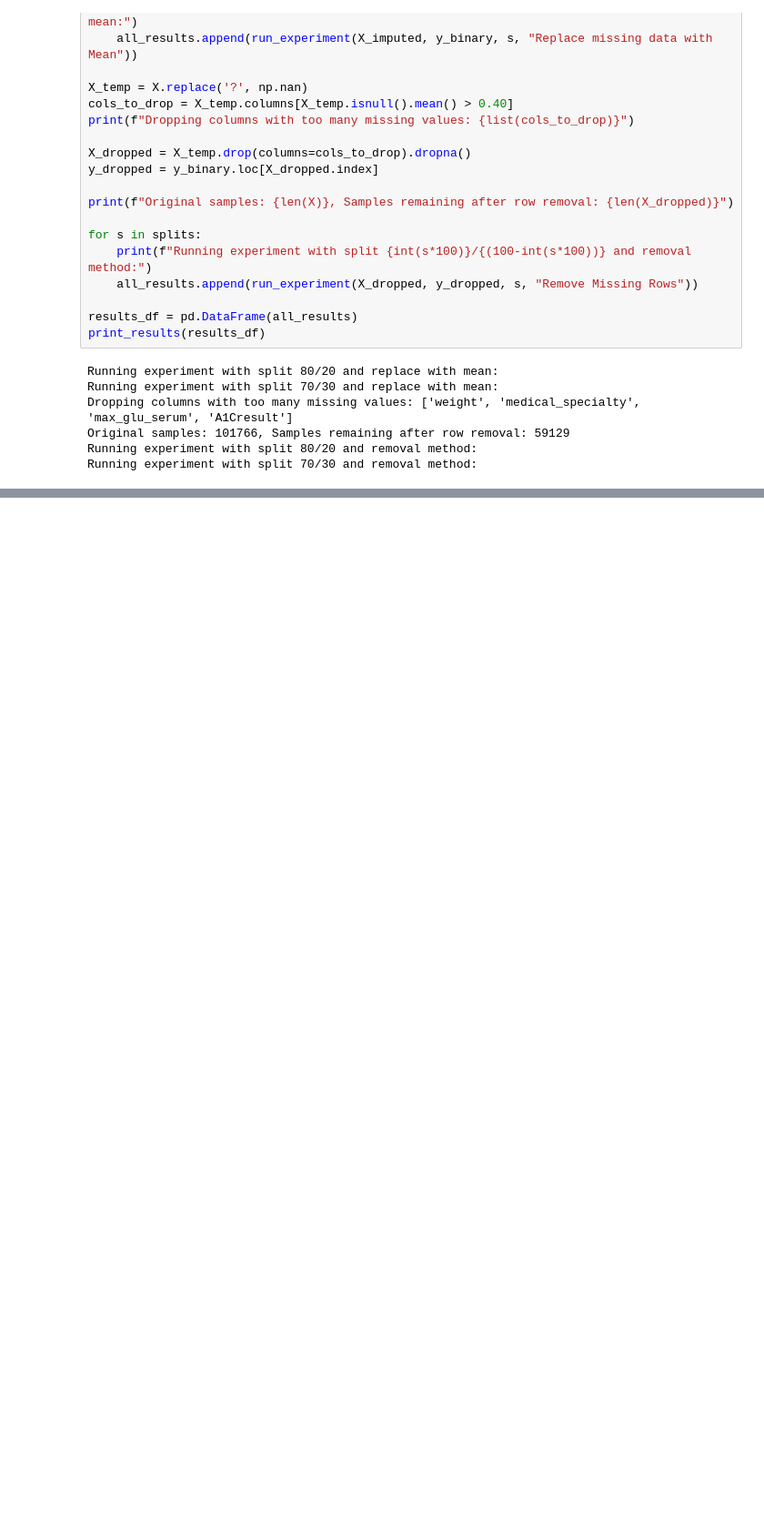
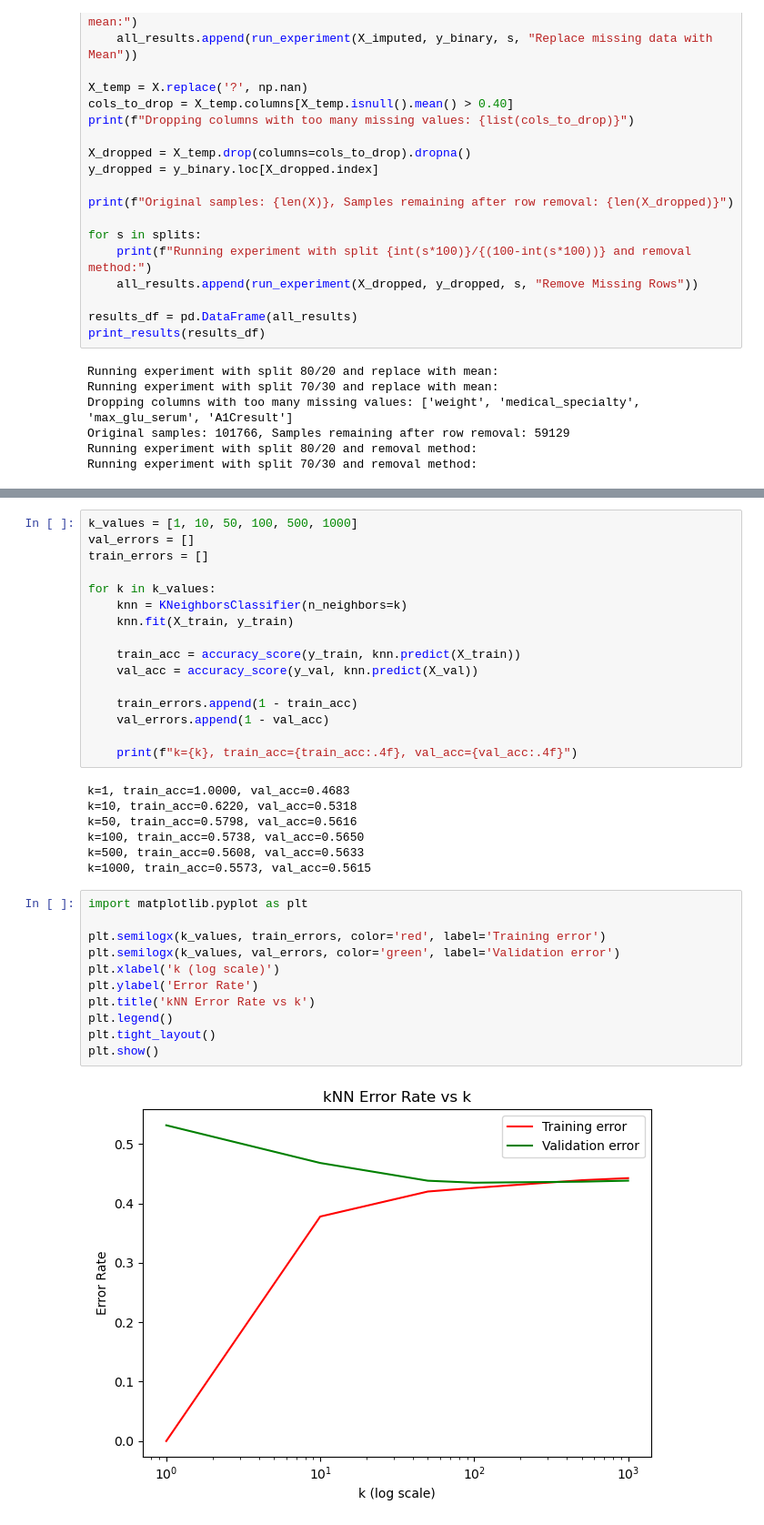
Before and after one commit to mital-i/cs178project, a Jupyter notebook: classifiers.ipynb, the cells around one changed output, grey strips where cells are left out. Shown at 91% size. Cells and saved outputs as stored; diff of their text form; blank space fills up the shorter version.

Commit message:
added knn classifier

```diff
--- a/classifiers.ipynb
+++ b/classifiers.ipynb
@@ -324,0 +358,36 @@ Running experiment with split 70/30 and removal method:
+# %%
+k_values = [1, 10, 50, 100, 500, 1000]
+val_errors = []
+train_errors = []
+
+for k in k_values:
+    knn = KNeighborsClassifier(n_neighbors=k)
+    knn.fit(X_train, y_train)
+
+    train_acc = accuracy_score(y_train, knn.predict(X_train))
+    val_acc = accuracy_score(y_val, knn.predict(X_val))
+
+    train_errors.append(1 - train_acc)
+    val_errors.append(1 - val_acc)
+
+    print(f"k={k}, train_acc={train_acc:.4f}, val_acc={val_acc:.4f}")
+# %% [output]
+k=1, train_acc=1.0000, val_acc=0.4683
+k=10, train_acc=0.6220, val_acc=0.5318
+k=50, train_acc=0.5798, val_acc=0.5616
+k=100, train_acc=0.5738, val_acc=0.5650
+k=500, train_acc=0.5608, val_acc=0.5633
+k=1000, train_acc=0.5573, val_acc=0.5615
+# %%
+import matplotlib.pyplot as plt
+
+plt.semilogx(k_values, train_errors, color='red', label='Training error')
+plt.semilogx(k_values, val_errors, color='green', label='Validation error')
+plt.xlabel('k (log scale)')
+plt.ylabel('Error Rate')
+plt.title('kNN Error Rate vs k')
+plt.legend()
+plt.tight_layout()
+plt.show()
+# %% [output]
+[figure, added]
```
Also changed, not shown: parts of 3 cells of this notebook.
